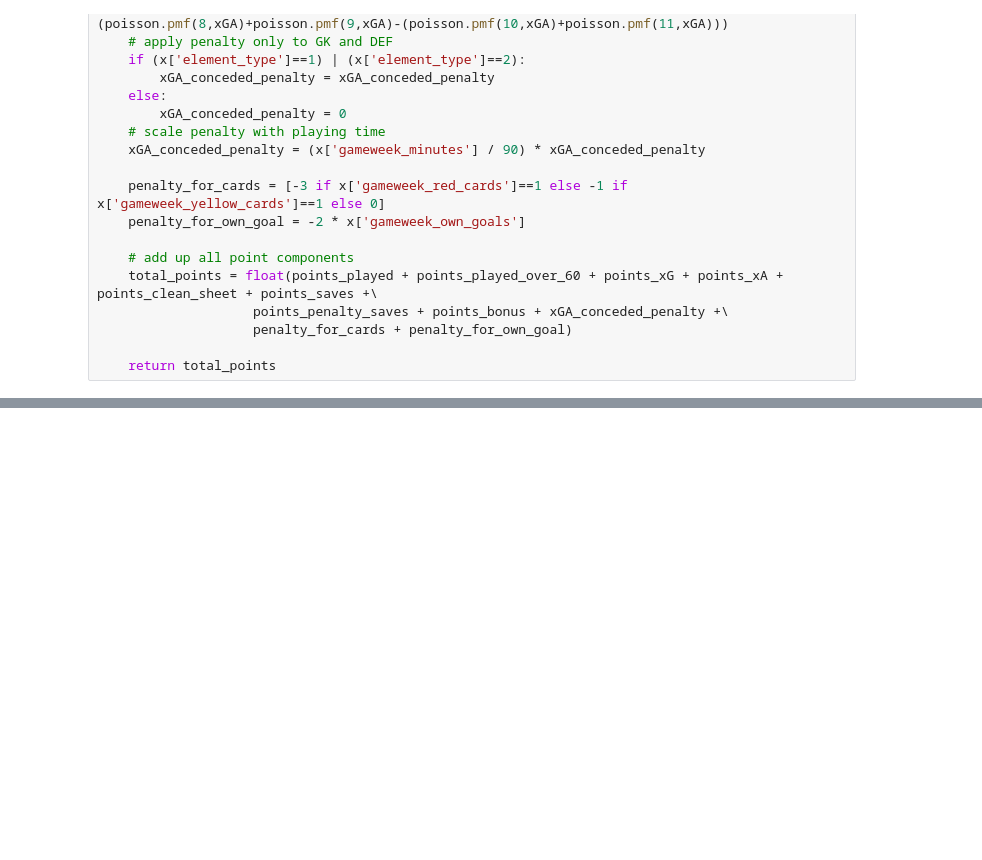
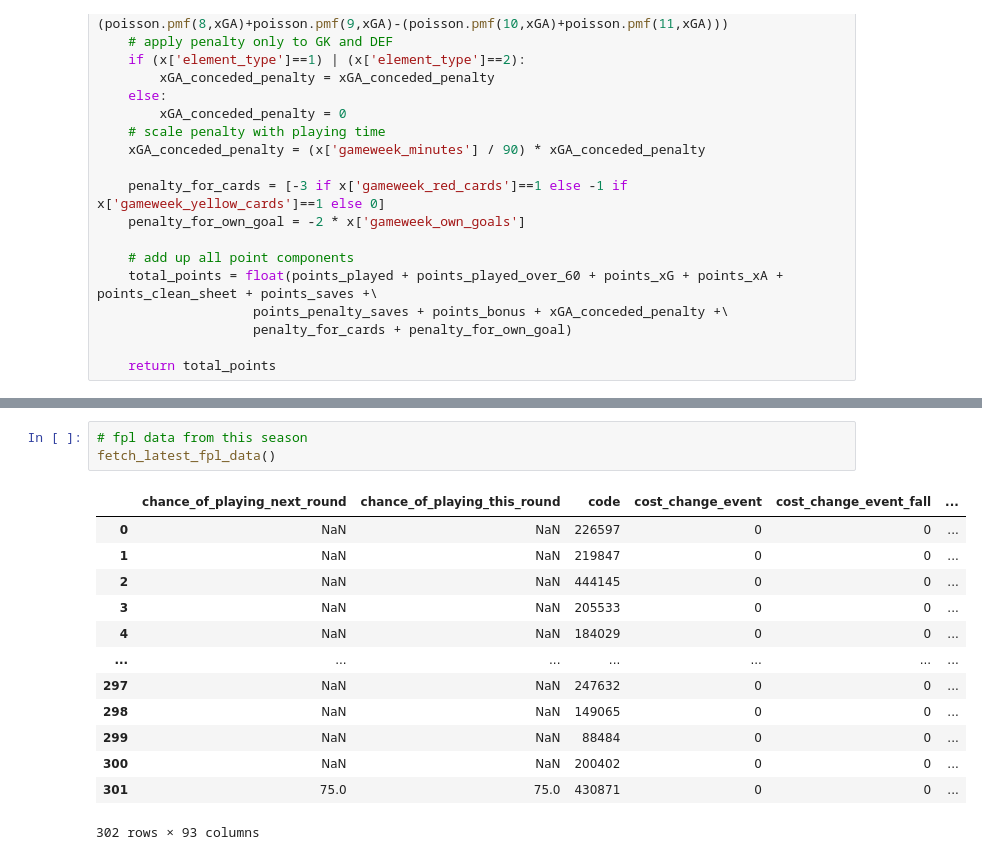
Before and after one commit to jaksticks/Fantasy-Premier-League, a Jupyter notebook: season23_24/notebooks/2_data_processing.ipynb, the cells around one changed output, grey strips where cells are left out. Cells and saved outputs as stored; diff of their text form; blank space fills up the shorter version.

```diff
--- a/season23_24/notebooks/2_data_processing.ipynb
+++ b/season23_24/notebooks/2_data_processing.ipynb
@@ -100,0 +119,17 @@ def calculate_xPoints(x,clf):
+# %%
+# fpl data from this season
+fetch_latest_fpl_data()
+# %% [output]
+|  | chance_of_playing_next_round | chance_of_playing_this_round | code | cost_change_event | cost_change_event_fall | ... |
+| 0 | NaN | NaN | 226597 | 0 | 0 | ... |
+| 1 | NaN | NaN | 219847 | 0 | 0 | ... |
+| 2 | NaN | NaN | 444145 | 0 | 0 | ... |
+| 3 | NaN | NaN | 205533 | 0 | 0 | ... |
+| 4 | NaN | NaN | 184029 | 0 | 0 | ... |
+| ... | ... | ... | ... | ... | ... | ... |
+| 297 | NaN | NaN | 247632 | 0 | 0 | ... |
+| 298 | NaN | NaN | 149065 | 0 | 0 | ... |
+| 299 | NaN | NaN | 88484 | 0 | 0 | ... |
+| 300 | NaN | NaN | 200402 | 0 | 0 | ... |
+| 301 | 75.0 | 75.0 | 430871 | 0 | 0 | ... |
+302 rows × 93 columns
```
Also changed, not shown: parts of 14 cells of this notebook, 7 other files.
